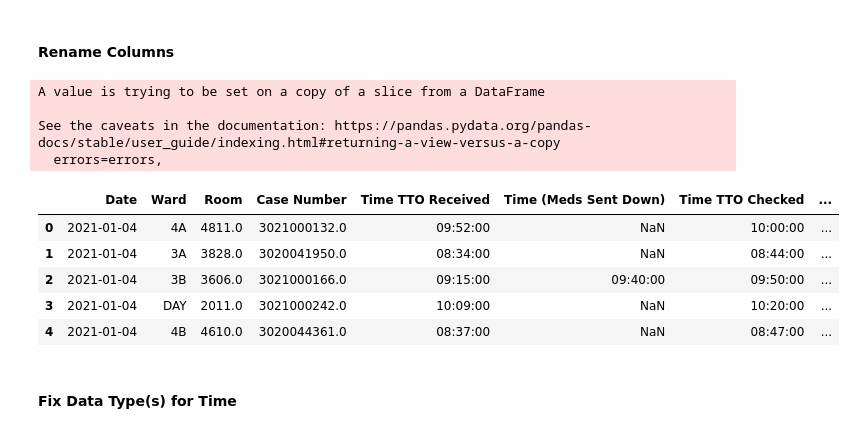
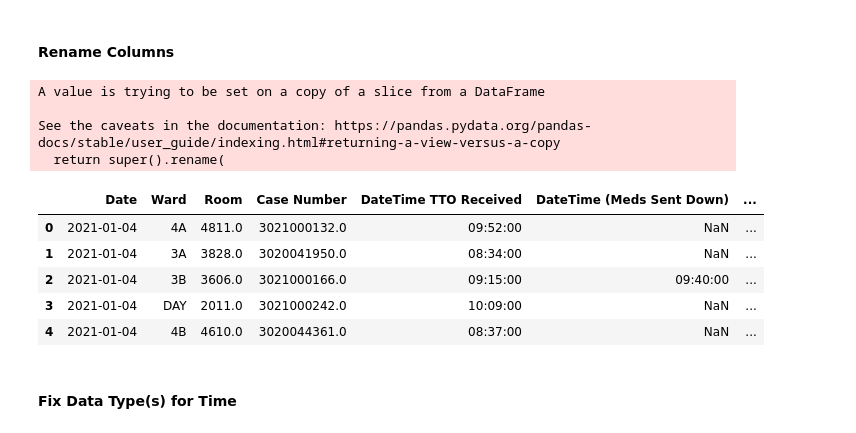
Before and after one commit to RoystonCXW/IS447---Smart-Healthcare, a Jupyter notebook: IS447/System/Code/Pharmacy Dept/PEH_Cleaning.ipynb, the cells around one changed output. Cells and saved outputs as stored; diff of their text form; code cells hidden in the pictures.

Commit message:
Additional Cleaning for Pharmacy Dept of PEH
Completed based on clarification call on 15/03/22 with Pharmacy Dept.

```diff
--- a/IS447/System/Code/Pharmacy Dept/PEH_Cleaning.ipynb
+++ b/IS447/System/Code/Pharmacy Dept/PEH_Cleaning.ipynb
@@ -3,6 +3,8 @@
 # %%
 import pandas as pd
 import numpy as np
+# %%
+pd.set_option('display.max_columns', None)
 # %% [markdown]
 ## Combining Excel Tabs and Basic Cleaning
 # %%
@@ -102,7 +103,7 @@ df2.to_csv('../../Data/Pharmacy Dept/Data Cleaning/PEH_TTO_Data_Merged.csv', hea
 ## Data Cleaning
 # %%
 #read csv for further cleaning
-df_csv = pd.read_csv('../../Data/Pharmacy Dept/Data Cleaning/PEH_TTO_Data_Merged.csv')
+df_csv = pd.read_csv('../../Data/Pharmacy Dept/Data Cleaning/merged_PEH_TTO_Data.csv')
 df_csv
 # %% [output]
 |  | Date | Ward | Room | Case Number | Verified | Meds Sent Down | Checked | Counselled | ... |
@@ -270,29 +272,31 @@ df_csv[df_csv['Case Number'] == "EMPTY"]
 #### Rename Columns
 # %%
 #Rename Columns for future standardization
-new_cols_name = {'Verified': 'Time TTO Received',
-                'Meds Sent Down': 'Time (Meds Sent Down)',
-                'Checked': 'Time TTO Checked',
-                'Counselled': 'Time (Counselled)',
+new_cols_name = {'Verified': 'DateTime TTO Received',
+                'Meds Sent Down': 'DateTime (Meds Sent Down)',
+                'Checked': 'DateTime TTO Checked',
+                'Counselled': 'DateTime (Counselled)',
                 'Remarks\n(input paeds if it is a 4P patient in 4A)': 'Remarks',
                 'Checked by Pharmacist': 'Checked By (Pharmacist)',
                 'Time to Ready for Collection': 'Time Taken (Ready for Collection)',
                 'Time to Counselling': 'Time Taken (to Counselling)',
-                'No. of Items': 'No. of Drugs'}
+                'No. of Items': 'No. of Drugs',
+                'PML given?': 'PML',
+                'If not given, WHY?! If given, were any interventions needed?': 'No PML Remarks'}
 
 df_csv.rename(columns=new_cols_name, inplace=True)
 
 df_csv.head()
 # %% [output]
 A value is trying to be set on a copy of a slice from a DataFrame
 
 See the caveats in the documentation: https://pandas.pydata.org/pandas-docs/stable/user_guide/indexing.html#returning-a-view-versus-a-copy
-  errors=errors,
+  return super().rename(
-|  | Date | Ward | Room | Case Number | Time TTO Received | Time (Meds Sent Down) | Time TTO Checked | ... |
-| 0 | 2021-01-04 | 4A | 4811.0 | 3021000132.0 | 09:52:00 | NaN | 10:00:00 | ... |
-| 1 | 2021-01-04 | 3A | 3828.0 | 3020041950.0 | 08:34:00 | NaN | 08:44:00 | ... |
-| 2 | 2021-01-04 | 3B | 3606.0 | 3021000166.0 | 09:15:00 | 09:40:00 | 09:50:00 | ... |
-| 3 | 2021-01-04 | DAY | 2011.0 | 3021000242.0 | 10:09:00 | NaN | 10:20:00 | ... |
-| 4 | 2021-01-04 | 4B | 4610.0 | 3020044361.0 | 08:37:00 | NaN | 08:47:00 | ... |
+|  | Date | Ward | Room | Case Number | DateTime TTO Received | DateTime (Meds Sent Down) | ... |
+| 0 | 2021-01-04 | 4A | 4811.0 | 3021000132.0 | 09:52:00 | NaN | ... |
+| 1 | 2021-01-04 | 3A | 3828.0 | 3020041950.0 | 08:34:00 | NaN | ... |
+| 2 | 2021-01-04 | 3B | 3606.0 | 3021000166.0 | 09:15:00 | 09:40:00 | ... |
+| 3 | 2021-01-04 | DAY | 2011.0 | 3021000242.0 | 10:09:00 | NaN | ... |
+| 4 | 2021-01-04 | 4B | 4610.0 | 3020044361.0 | 08:37:00 | NaN | ... |
 # %% [markdown]
 #### Fix Data Type(s) for Time
```
Also changed, not shown: parts of 31 cells of this notebook, 2 other files.
